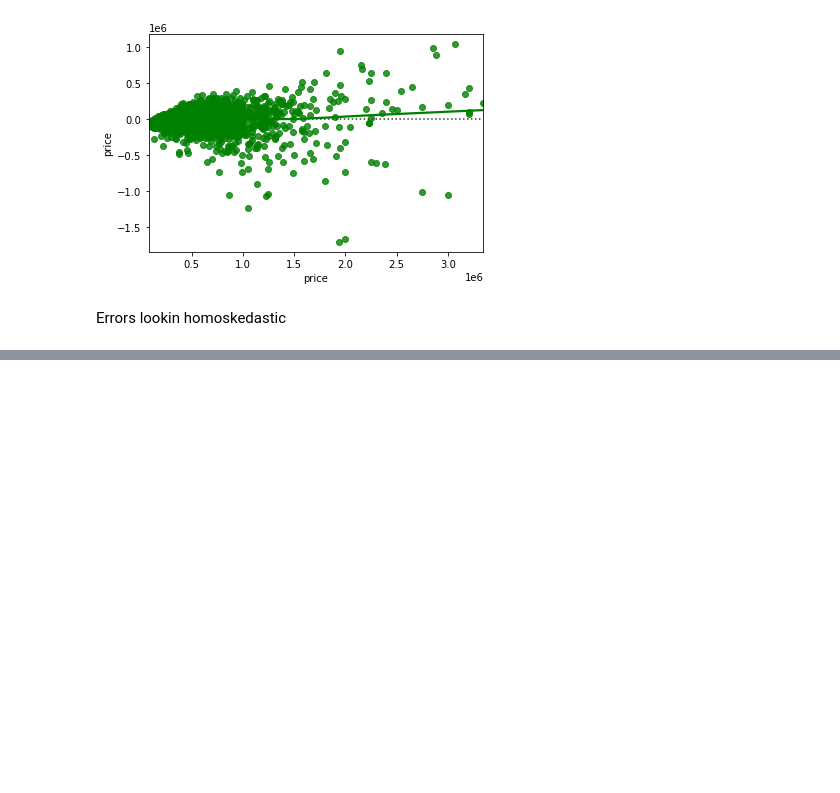
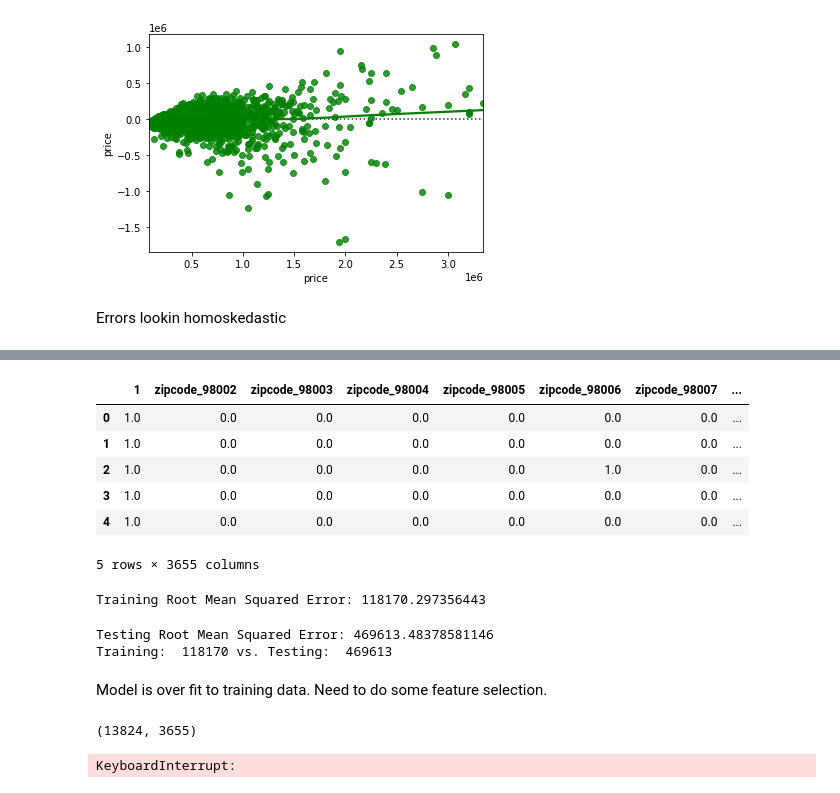
Before and after one commit to jasonarikupurathu/ds-east-042621-lectures, a Jupyter notebook: Phase_2/Phase2_project/Kings_County_Housing_Version_2.ipynb, the cells around one changed output, grey strips where cells are left out. Saved outputs shown, nothing was run; the diff lists cells and outputs as text; code cells hidden in the pictures; blank space fills up the shorter version.

```diff
--- a/Phase_2/Phase2_project/Kings_County_Housing_Version_2.ipynb
+++ b/Phase_2/Phase2_project/Kings_County_Housing_Version_2.ipynb
@@ -1286,0 +1363,45 @@ Errors lookin homoskedastic
+# %%
+poly_2 = PolynomialFeatures(degree=2)
+poly2_data = poly_2.fit_transform(df_features)
+poly2_columns = poly_2.get_feature_names(df_features.columns)
+df_poly2 = pd.DataFrame(poly2_data, columns = poly2_columns)
+df_poly2.head()
+# %% [output]
+|  | 1 | zipcode_98002 | zipcode_98003 | zipcode_98004 | zipcode_98005 | zipcode_98006 | zipcode_98007 | ... |
+| 0 | 1.0 | 0.0 | 0.0 | 0.0 | 0.0 | 0.0 | 0.0 | ... |
+| 1 | 1.0 | 0.0 | 0.0 | 0.0 | 0.0 | 0.0 | 0.0 | ... |
+| 2 | 1.0 | 0.0 | 0.0 | 0.0 | 0.0 | 1.0 | 0.0 | ... |
+| 3 | 1.0 | 0.0 | 0.0 | 0.0 | 0.0 | 0.0 | 0.0 | ... |
+| 4 | 1.0 | 0.0 | 0.0 | 0.0 | 0.0 | 0.0 | 0.0 | ... |
+5 rows × 3655 columns
+# %%
+X_train, X_test, y_train, y_test = train_test_split(df_poly2, target, random_state=9, test_size=.2)
+lr_2 = LinearRegression()
+lr_2.fit(X_train, y_train)
+y_train_pred = lr_2.predict(X_train)
+train_rmse = np.sqrt(metrics.mean_squared_error(y_train, y_train_pred))
+print('Training Root Mean Squared Error:' , train_rmse)
+# %% [output]
+Training Root Mean Squared Error: 118170.297356443
+# %%
+y_test_pred = lr_2.predict(X_test)
+test_rmse = np.sqrt(metrics.mean_squared_error(y_test, y_test_pred))
+print('Testing Root Mean Squared Error:' , test_rmse)
+print('Training: ', int(train_rmse), "vs. Testing: ", int(test_rmse))
+# %% [output]
+Testing Root Mean Squared Error: 469613.48378581146
+Training:  118170 vs. Testing:  469613
+# %% [markdown]
+Model is over fit to training data. Need to do some feature selection.
+# %%
+X_train.shape
+# %% [output]
+(13824, 3655)
+# %%
+ols = LinearRegression()
+#Create recursive feature eliminator
+selector = RFECV(estimator = ols, step=10, cv=7, scoring='neg_mean_squared_error', n_jobs=-1, verbose =1)
+#Fit recursive feature eliminator
+selector.fit(X_train, y_train)
+# %% [output]
+KeyboardInterrupt:
```
Also changed, not shown: parts of 20 cells of this notebook.
